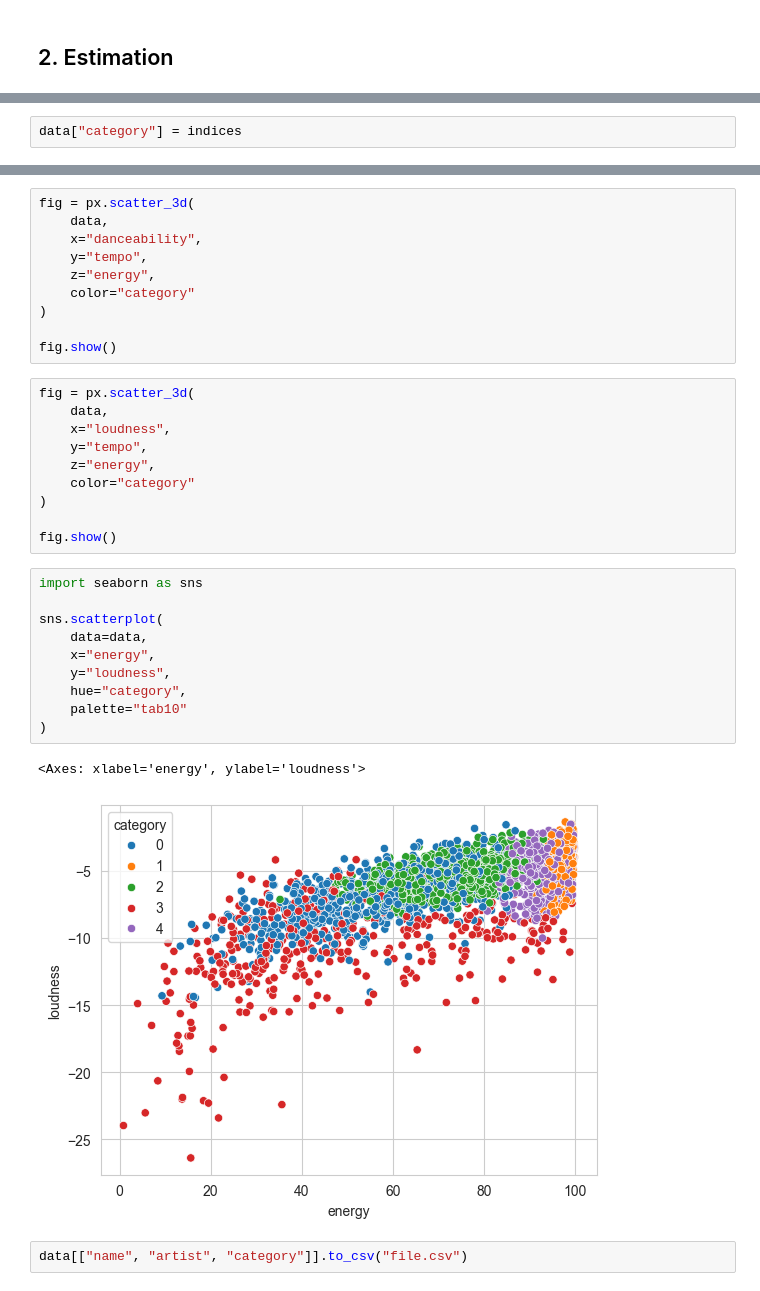
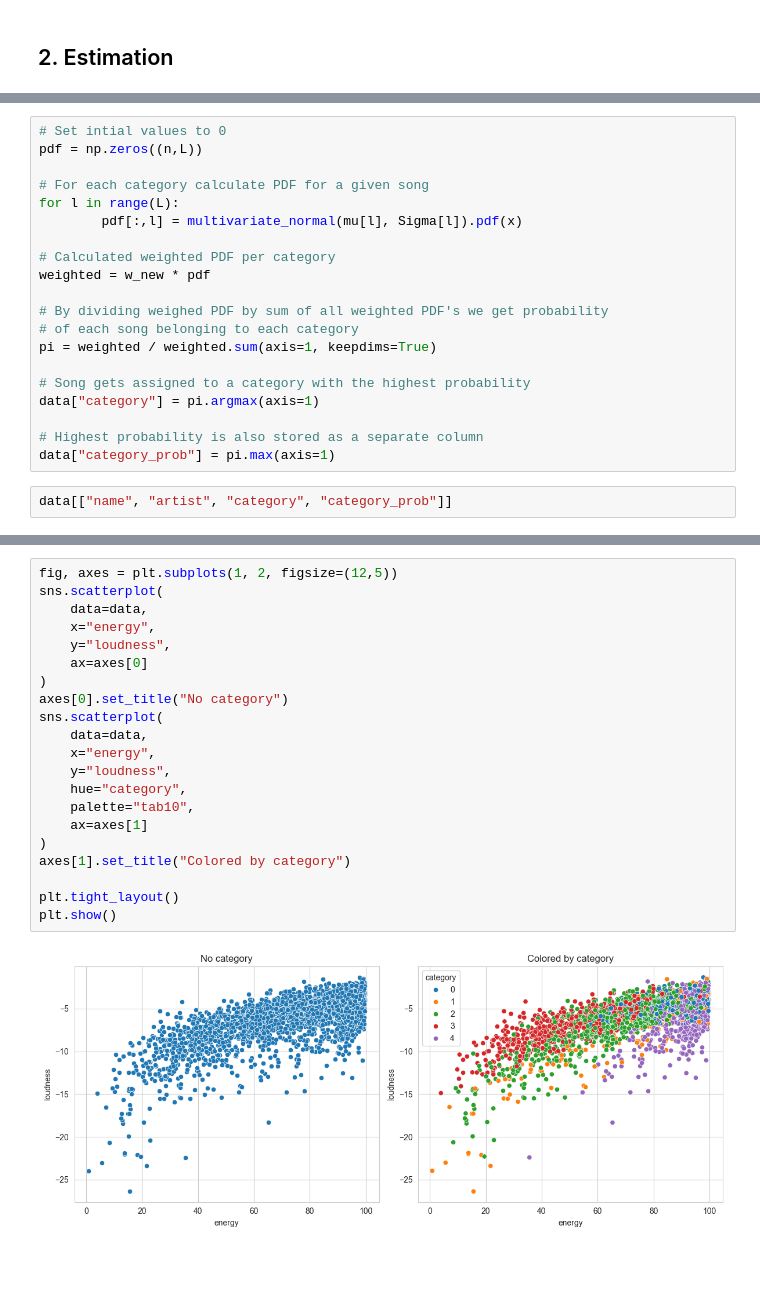
Before and after one commit to linashyshova/multivariate_stats, a Jupyter notebook: 2/songs_estimation_of_mixtures.ipynb, the cells around one changed output, grey strips where cells are left out. Drawn from its saved outputs; the diff is of its cells as text; blank space fills up the shorter version.

```diff
--- a/2/songs_estimation_of_mixtures.ipynb
+++ b/2/songs_estimation_of_mixtures.ipynb
@@ -333,2 +148,22 @@ indices.shape
+# %%
+# Set intial values to 0
+pdf = np.zeros((n,L))
+
+# For each category calculate PDF for a given song
+for l in range(L):
+        pdf[:,l] = multivariate_normal(mu[l], Sigma[l]).pdf(x)
+
+# Calculated weighted PDF per category
+weighted = w_new * pdf
+
+# By dividing weighed PDF by sum of all weighted PDF's we get probability
+# of each song belonging to each category
+pi = weighted / weighted.sum(axis=1, keepdims=True)
+
+# Song gets assigned to a category with the highest probability
+data["category"] = pi.argmax(axis=1)
+
+# Highest probability is also stored as a separate column
+data["category_prob"] = pi.max(axis=1)
 # %%
-data["category"] = indices
+data[["name", "artist", "category", "category_prob"]]
@@ -386,35 +184,23 @@ plt.show()
-# %%
-fig = px.scatter_3d(
-    data,
-    x="danceability",
-    y="tempo",
-    z="energy",
-    color="category"
-)
-
-fig.show()
-# %%
-fig = px.scatter_3d(
-    data,
-    x="loudness",
-    y="tempo",
-    z="energy",
-    color="category"
-)
-
-fig.show()
-# %%
-import seaborn as sns
-
-sns.scatterplot(
-    data=data,
-    x="energy",
-    y="loudness",
-    hue="category",
-    palette="tab10"
-)
-# %% [output]
-<Axes: xlabel='energy', ylabel='loudness'>
-[figure, removed]
-# %%
-data[["name", "artist", "category"]].to_csv("file.csv")
+# %%
+fig, axes = plt.subplots(1, 2, figsize=(12,5))
+sns.scatterplot(
+    data=data,
+    x="energy",
+    y="loudness",
+    ax=axes[0]
+)
+axes[0].set_title("No category")
+sns.scatterplot(
+    data=data,
+    x="energy",
+    y="loudness",
+    hue="category",
+    palette="tab10",
+    ax=axes[1]
+)
+axes[1].set_title("Colored by category")
+
+plt.tight_layout()
+plt.show()
+# %% [output]
+[figure, added]
```
Also changed, not shown: parts of 39 cells of this notebook, 2 other files.
